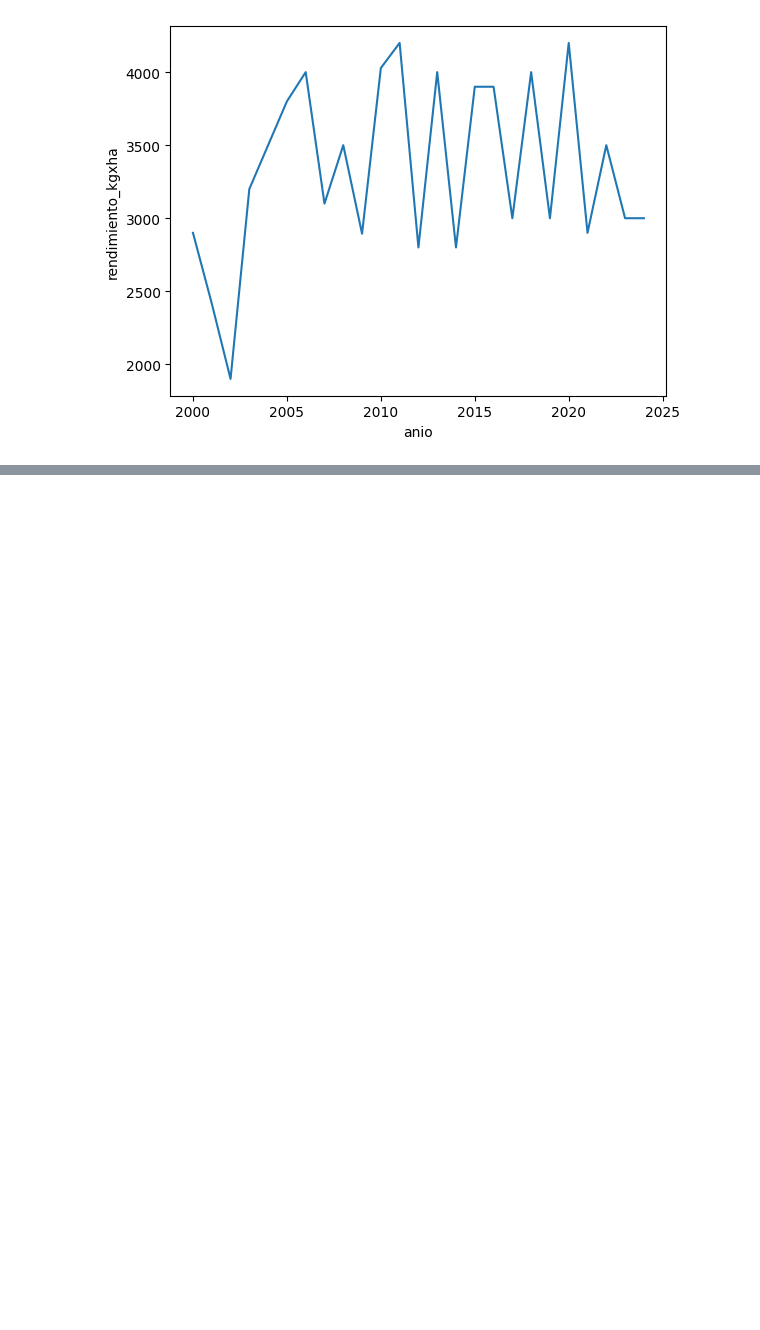
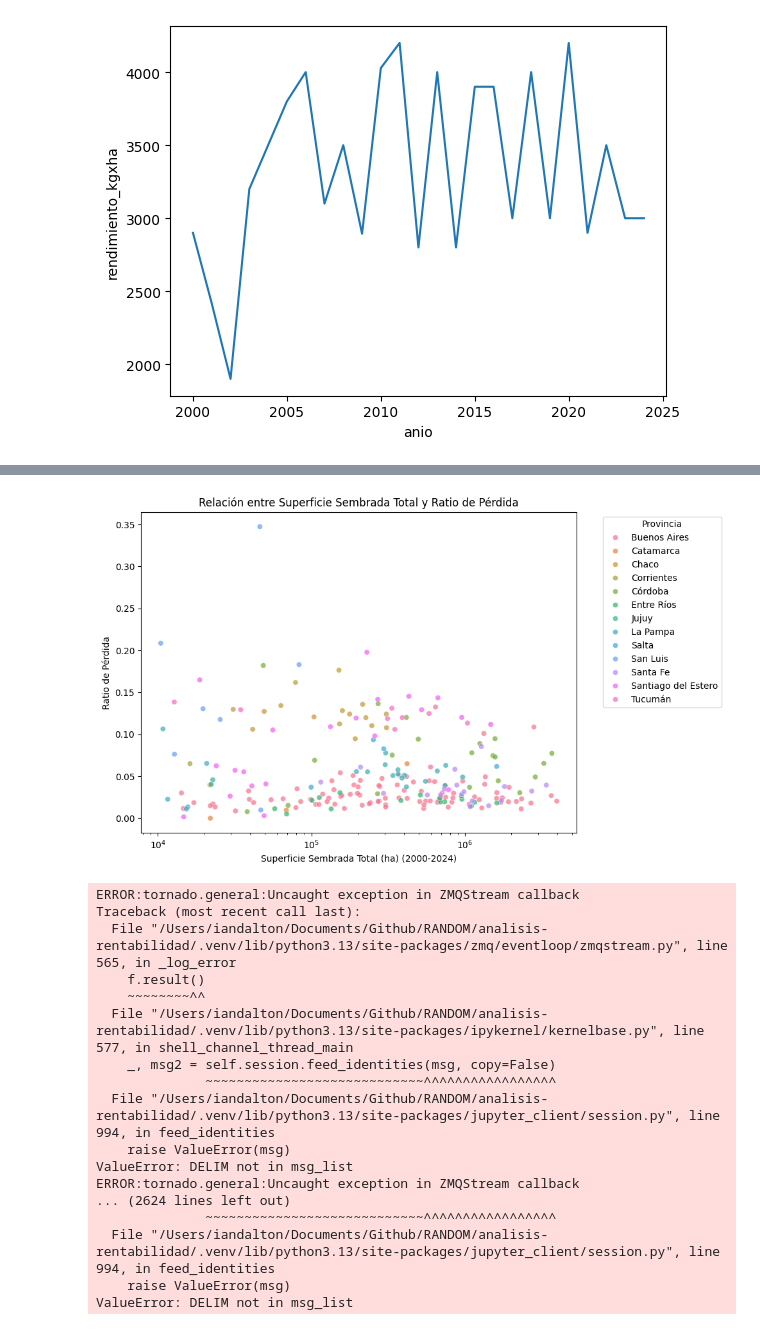
Before and after one commit to IanDalton/analisis-rentabilidad, a Jupyter notebook: eda.ipynb, the cells around one changed output, grey strips where cells are left out. Drawn from its saved outputs; the diff is of its cells as text; code cells hidden in the pictures; blank space fills up the shorter version.

```diff
--- a/eda.ipynb
+++ b/eda.ipynb
@@ -30,0 +103,36 @@ plt.show()
+# %%
+# Scatter plot: Total Sown Area vs Loss Ratio
+plt.figure(figsize=(10, 6))
+sns.scatterplot(
+    data=dept_stats,
+    x="superficie_sembrada_ha",
+    y="loss_ratio",
+    hue="provincia_nombre",
+    alpha=0.7
+)
+plt.title("Relación entre Superficie Sembrada Total y Ratio de Pérdida")
+plt.xlabel("Superficie Sembrada Total (ha) (2000-2024)")
+plt.ylabel("Ratio de Pérdida")
+plt.xscale("log") # Log scale for x-axis as surface areas can vary wildly
+plt.legend(bbox_to_anchor=(1.05, 1), loc='upper left', title="Provincia")
+plt.tight_layout()
+plt.show()
+# %% [output]
+[figure, added]
+ERROR:tornado.general:Uncaught exception in ZMQStream callback
+Traceback (most recent call last):
+  File "/Users/iandalton/Documents/Github/RANDOM/analisis-rentabilidad/.venv/lib/python3.13/site-packages/zmq/eventloop/zmqstream.py", line 565, in _log_error
+    f.result()
+    ~~~~~~~~^^
+  File "/Users/iandalton/Documents/Github/RANDOM/analisis-rentabilidad/.venv/lib/python3.13/site-packages/ipykernel/kernelbase.py", line 577, in shell_channel_thread_main
+    _, msg2 = self.session.feed_identities(msg, copy=False)
+              ~~~~~~~~~~~~~~~~~~~~~~~~~~~~^^^^^^^^^^^^^^^^^
+  File "/Users/iandalton/Documents/Github/RANDOM/analisis-rentabilidad/.venv/lib/python3.13/site-packages/jupyter_client/session.py", line 994, in feed_identities
+    raise ValueError(msg)
+ValueError: DELIM not in msg_list
+ERROR:tornado.general:Uncaught exception in ZMQStream callback
+... (2624 lines left out)
+              ~~~~~~~~~~~~~~~~~~~~~~~~~~~~^^^^^^^^^^^^^^^^^
+  File "/Users/iandalton/Documents/Github/RANDOM/analisis-rentabilidad/.venv/lib/python3.13/site-packages/jupyter_client/session.py", line 994, in feed_identities
+    raise ValueError(msg)
+ValueError: DELIM not in msg_list
```
Also changed, not shown: parts of 3 cells of this notebook, 1 other file.
